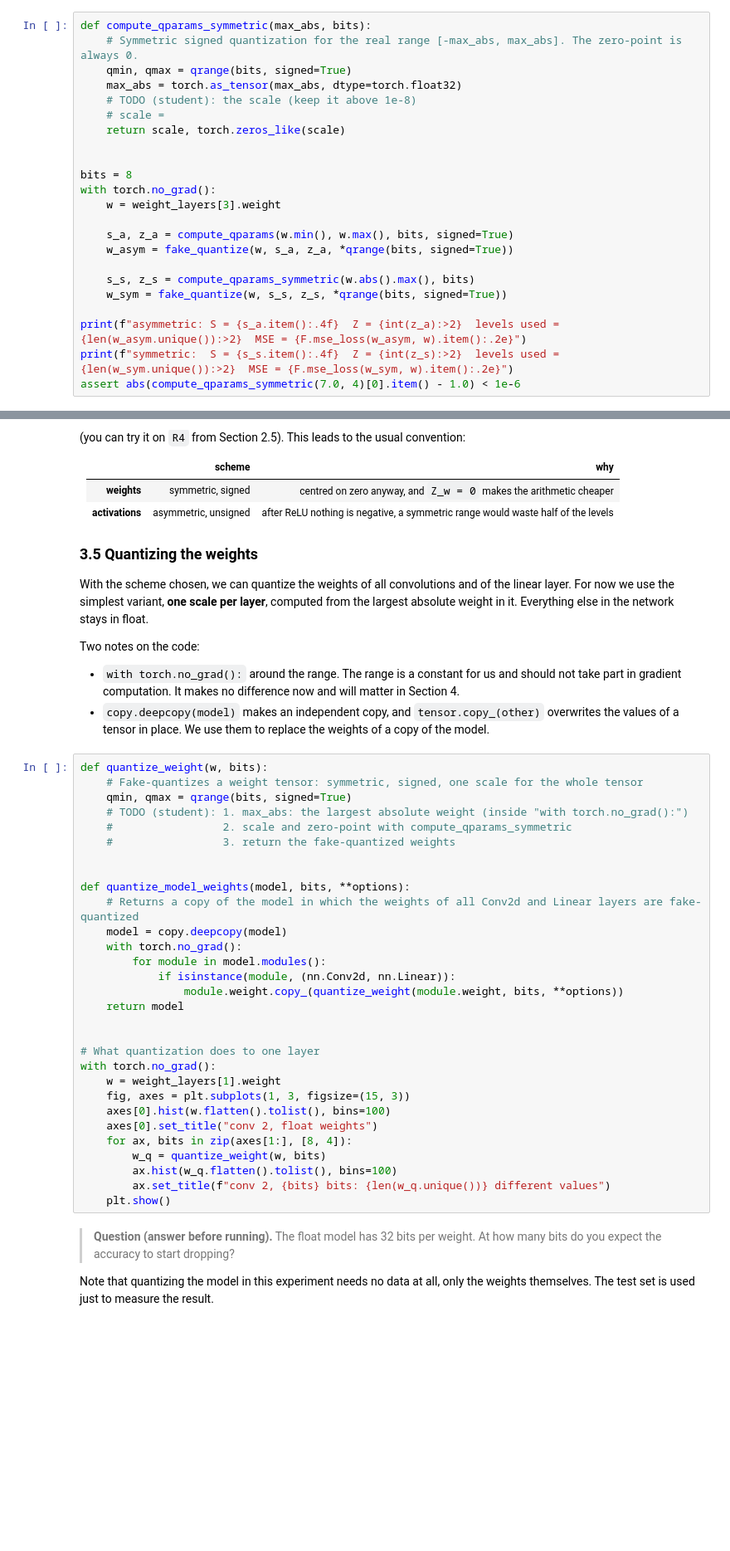
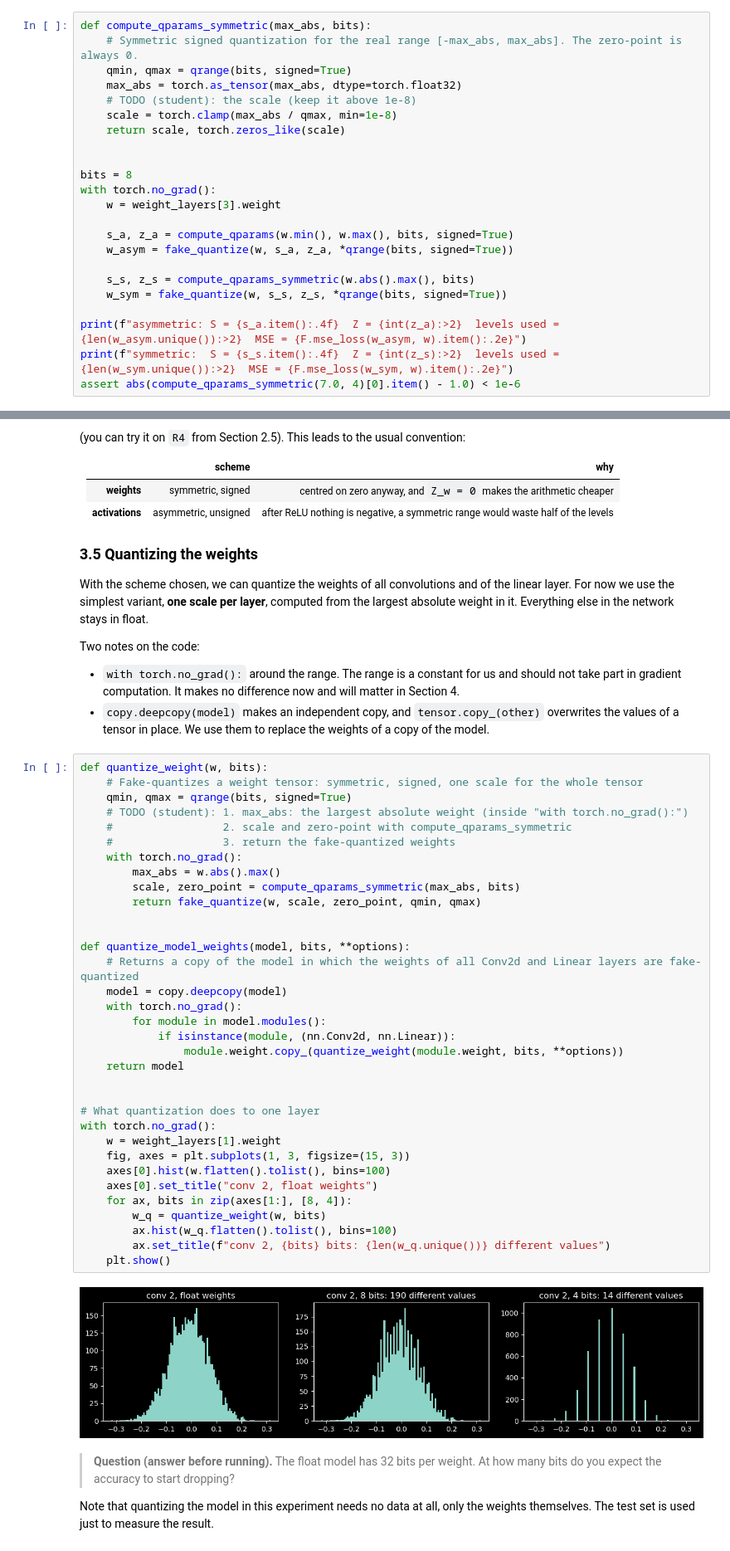
Before and after one commit to jjedra4/embedded_systems, a Jupyter notebook: lab02/lab2_todo.ipynb, the cells around one changed output, grey strips where cells are left out. Shown at 83% size. Cells and saved outputs as stored; diff of their text form; blank space fills up the shorter version.

```diff
--- a/lab02/lab2_todo.ipynb
+++ b/lab02/lab2_todo.ipynb
@@ -751,7 +793,7 @@ def compute_qparams_symmetric(max_abs, bits):
     qmin, qmax = qrange(bits, signed=True)
     max_abs = torch.as_tensor(max_abs, dtype=torch.float32)
     # TODO (student): the scale (keep it above 1e-8)
-    # scale =
+    scale = torch.clamp(max_abs / qmax, min=1e-8)
     return scale, torch.zeros_like(scale)
 
 
@@ -800,33 +845,39 @@ Two notes on the code:
 # %%
 def quantize_weight(w, bits):
     # Fake-quantizes a weight tensor: symmetric, signed, one scale for the whole tensor
     qmin, qmax = qrange(bits, signed=True)
     # TODO (student): 1. max_abs: the largest absolute weight (inside "with torch.no_grad():")
     #                 2. scale and zero-point with compute_qparams_symmetric
     #                 3. return the fake-quantized weights
+    with torch.no_grad():
+        max_abs = w.abs().max()
+        scale, zero_point = compute_qparams_symmetric(max_abs, bits)
+        return fake_quantize(w, scale, zero_point, qmin, qmax)
 
 
 def quantize_model_weights(model, bits, **options):
     # Returns a copy of the model in which the weights of all Conv2d and Linear layers are fake-quantized
     model = copy.deepcopy(model)
     with torch.no_grad():
         for module in model.modules():
             if isinstance(module, (nn.Conv2d, nn.Linear)):
                 module.weight.copy_(quantize_weight(module.weight, bits, **options))
     return model
 
 
 # What quantization does to one layer
 with torch.no_grad():
     w = weight_layers[1].weight
     fig, axes = plt.subplots(1, 3, figsize=(15, 3))
     axes[0].hist(w.flatten().tolist(), bins=100)
     axes[0].set_title("conv 2, float weights")
     for ax, bits in zip(axes[1:], [8, 4]):
         w_q = quantize_weight(w, bits)
         ax.hist(w_q.flatten().tolist(), bins=100)
         ax.set_title(f"conv 2, {bits} bits: {len(w_q.unique())} different values")
     plt.show()
+# %% [output]
+[figure, added]
 # %% [markdown]
 > **Question (answer before running).** The float model has 32 bits per weight. At how many bits do you expect the accuracy to start dropping?
 
```
Also changed, not shown: parts of 13 cells of this notebook.
